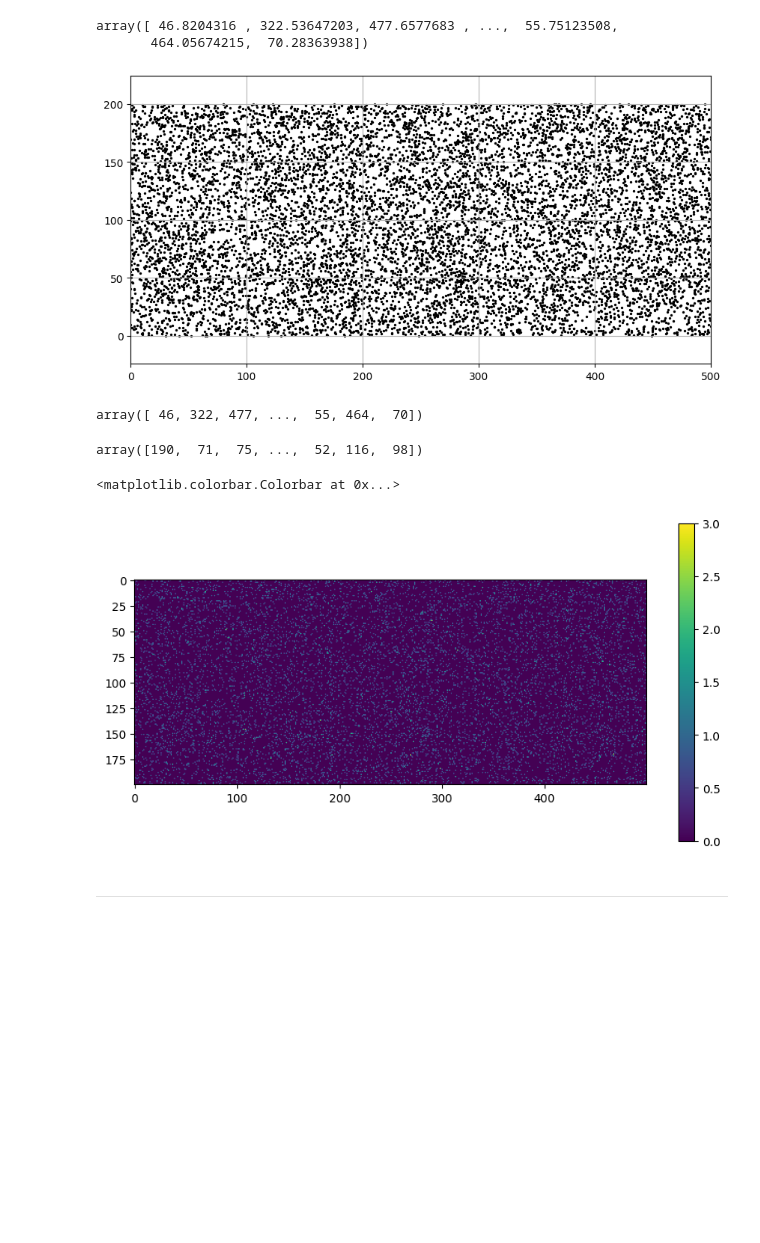
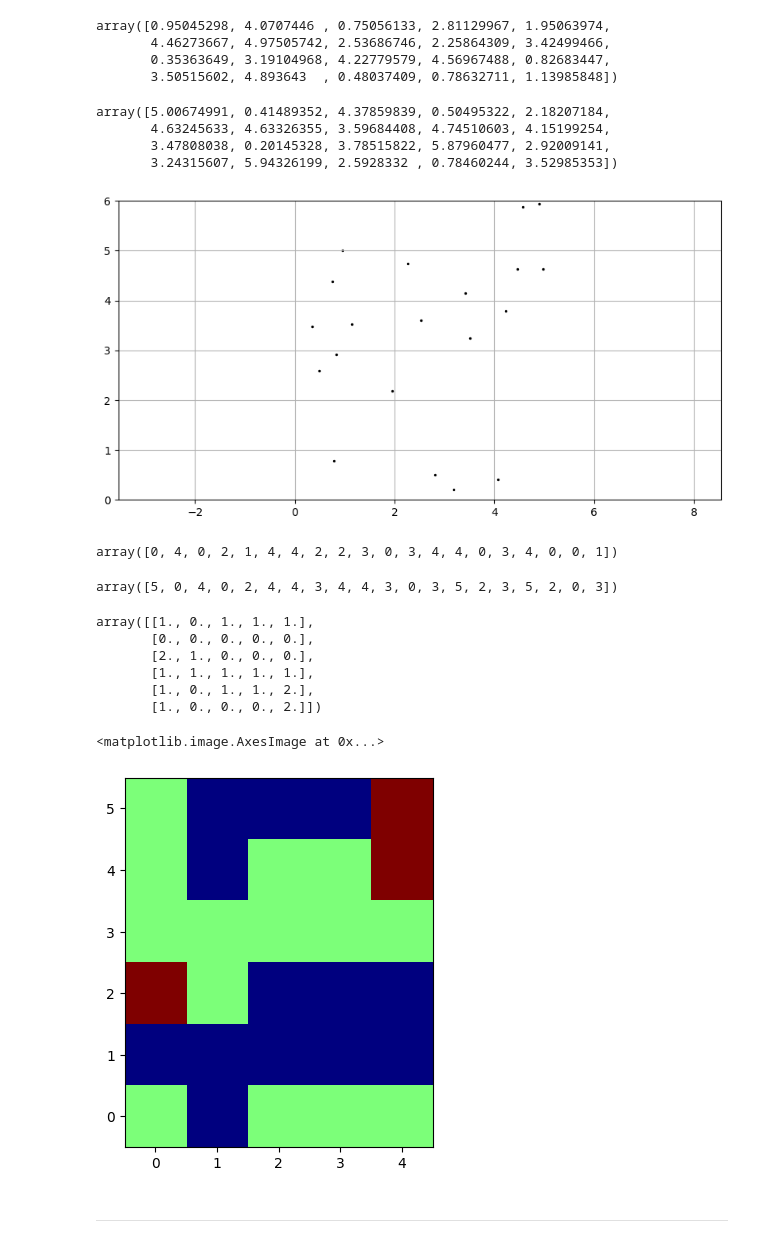
Before and after one commit to kamilazdybal/pykitPIV, a Jupyter notebook: jupyter-notebooks/particle-generation-test.ipynb, the cells around one changed output. Cells and saved outputs as stored; diff of their text form; code cells hidden in the pictures; blank space fills up the shorter version.

```diff
--- a/jupyter-notebooks/particle-generation-test.ipynb
+++ b/jupyter-notebooks/particle-generation-test.ipynb
@@ -2,9 +2,9 @@
 import numpy as np
 import matplotlib.pyplot as plt
 # %%
-size = (200,500)
+size = (6,5)
 # %%
-n_particles = 10000
+n_particles = 20
 # %%
 y_coordinates = size[0] * np.random.rand(n_particles)
 # %%
@@ -12,38 +12,56 @@ x_coordinates = size[1] * np.random.rand(n_particles)
 # %%
 x_coordinates
 # %% [output]
-array([ 46.8204316 , 322.53647203, 477.6577683 , ...,  55.75123508,
-       464.05674215,  70.28363938])
+array([0.95045298, 4.0707446 , 0.75056133, 2.81129967, 1.95063974,
+       4.46273667, 4.97505742, 2.53686746, 2.25864309, 3.42499466,
+       0.35363649, 3.19104968, 4.22779579, 4.56967488, 0.82683447,
+       3.50515602, 4.893643  , 0.48037409, 0.78632711, 1.13985848])
+# %%
+y_coordinates
+# %% [output]
+array([5.00674991, 0.41489352, 4.37859839, 0.50495322, 2.18207184,
+       4.63245633, 4.63326355, 3.59684408, 4.74510603, 4.15199254,
+       3.47808038, 0.20145328, 3.78515822, 5.87960477, 2.92009141,
+       3.24315607, 5.94326199, 2.5928332 , 0.78460244, 3.52985353])
 # %%
 fig = plt.figure(figsize=(10,5))
 plt.scatter(x_coordinates, y_coordinates, c='k', s=2)
 plt.axis('equal')
 plt.xlim([0,size[1]])
 plt.ylim([0,size[0]])
-# plt.yticks([0,1,2])
+# plt.yticks([0,1,2,3])
 plt.grid(alpha=1)
 # %% [output]
-[figure, old version]
+[figure, new version]
 # %%
 np.floor(x_coordinates).astype(int)
 # %% [output]
-array([ 46, 322, 477, ...,  55, 464,  70])
+array([0, 4, 0, 2, 1, 4, 4, 2, 2, 3, 0, 3, 4, 4, 0, 3, 4, 0, 0, 1])
 # %%
 np.floor(y_coordinates).astype(int)
 # %% [output]
-array([190,  71,  75, ...,  52, 116,  98])
+array([5, 0, 4, 0, 2, 4, 4, 3, 4, 4, 3, 0, 3, 5, 2, 3, 5, 2, 0, 3])
 # %%
 empty_image = np.zeros(size)
 
 for x, y in zip(np.floor(x_coordinates).astype(int), np.floor(y_coordinates).astype(int)):
 
-    empty_image[size[0]-1-y , x] += 1
+    empty_image[y , x] += 1
+# %%
+empty_image
+# %% [output]
+array([[1., 0., 1., 1., 1.],
+       [0., 0., 0., 0., 0.],
+       [2., 1., 0., 0., 0.],
+       [1., 1., 1., 1., 1.],
+       [1., 0., 1., 1., 2.],
+       [1., 0., 0., 0., 2.]])
 # %%
-fig = plt.figure(figsize=(10,5))
-plt.imshow(empty_image)
-plt.colorbar()
+# fig = plt.figure(figsize=(10,5))
+plt.imshow(empty_image, cmap='jet', origin='lower')
+# plt.colorbar()
 # %% [output]
-<matplotlib.colorbar.Colorbar at 0x...>
+<matplotlib.image.AxesImage at 0x...>
-[figure, old version]
+[figure, new version]
 # %% [markdown]
 ***
```
Also changed, not shown: 3 other files.
